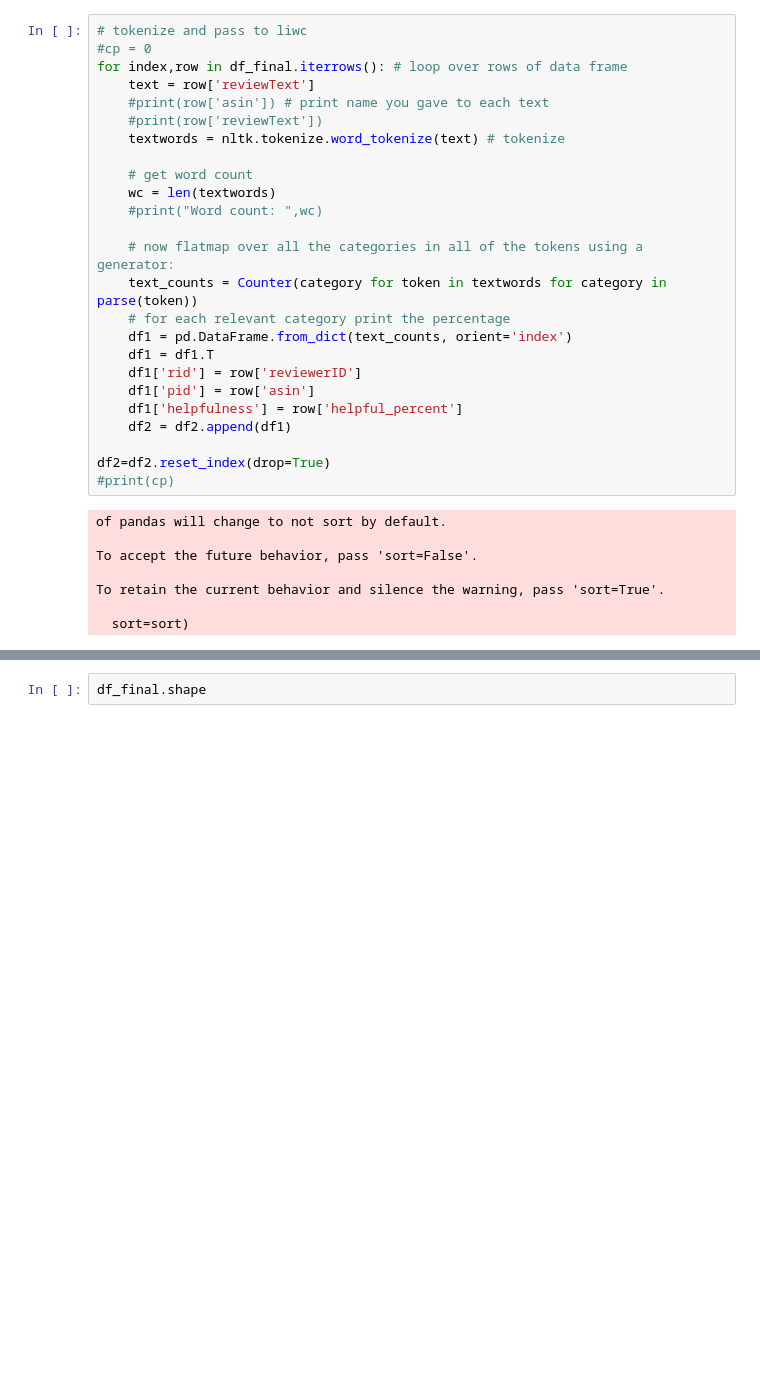
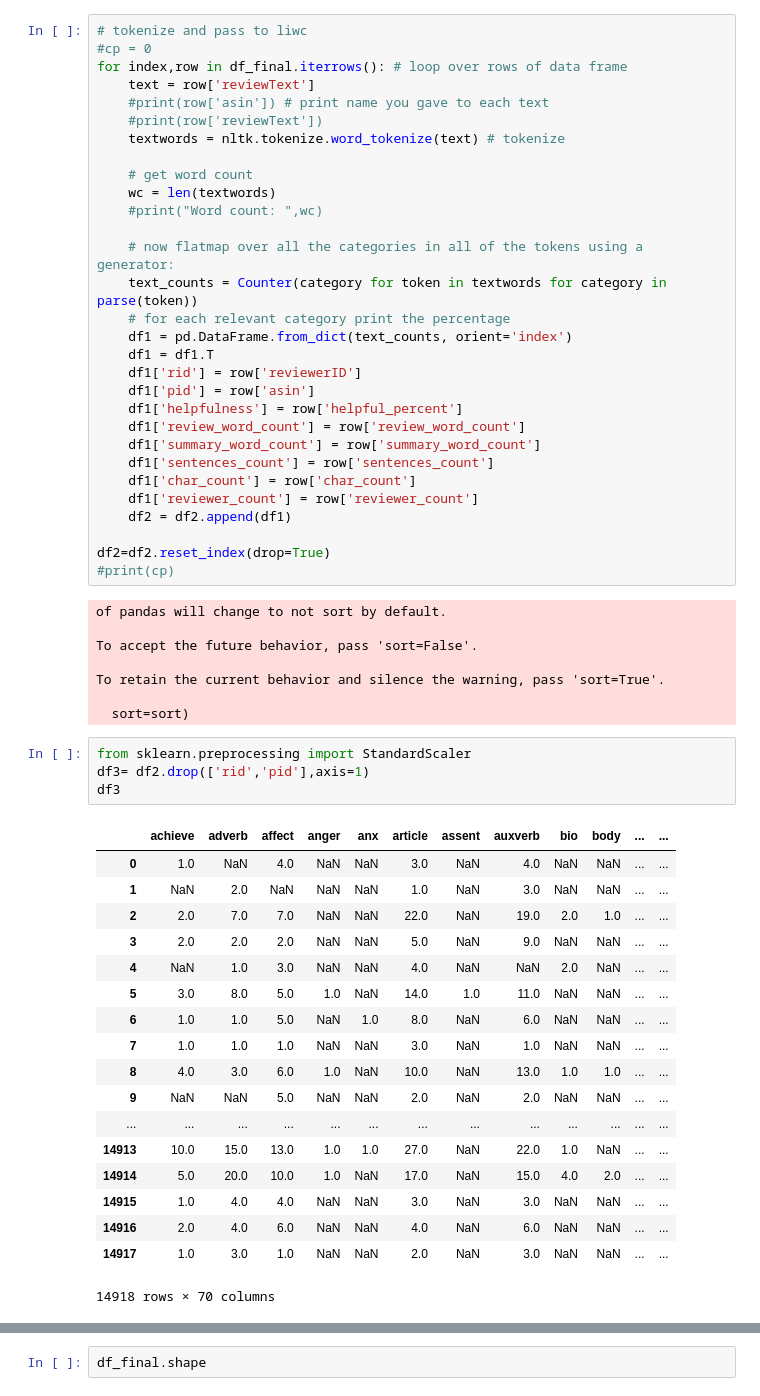
Before and after one commit to shrutih17/AmazonReviews, a Jupyter notebook: Project741.ipynb, the cells around one changed output, grey strips where cells are left out. Cells and saved outputs as stored; diff of their text form; blank space fills up the shorter version.

```diff
--- a/Project741.ipynb
+++ b/Project741.ipynb
@@ -301,6 +322,11 @@ for index,row in df_final.iterrows(): # loop over rows of data frame
     df1['rid'] = row['reviewerID']
     df1['pid'] = row['asin']
     df1['helpfulness'] = row['helpful_percent']
+    df1['review_word_count'] = row['review_word_count']
+    df1['summary_word_count'] = row['summary_word_count']
+    df1['sentences_count'] = row['sentences_count']
+    df1['char_count'] = row['char_count']
+    df1['reviewer_count'] = row['reviewer_count']
     df2 = df2.append(df1)
 
 df2=df2.reset_index(drop=True)
@@ -313,3 +339,26 @@ To accept the future behavior, pass 'sort=False'.
 To retain the current behavior and silence the warning, pass 'sort=True'.
 
   sort=sort)
+# %%
+from sklearn.preprocessing import StandardScaler
+df3= df2.drop(['rid','pid'],axis=1)
+df3
+# %% [output]
+|  | achieve | adverb | affect | anger | anx | article | assent | auxverb | bio | body | ... | ... |
+| 0 | 1.0 | NaN | 4.0 | NaN | NaN | 3.0 | NaN | 4.0 | NaN | NaN | ... | ... |
+| 1 | NaN | 2.0 | NaN | NaN | NaN | 1.0 | NaN | 3.0 | NaN | NaN | ... | ... |
+| 2 | 2.0 | 7.0 | 7.0 | NaN | NaN | 22.0 | NaN | 19.0 | 2.0 | 1.0 | ... | ... |
+| 3 | 2.0 | 2.0 | 2.0 | NaN | NaN | 5.0 | NaN | 9.0 | NaN | NaN | ... | ... |
+| 4 | NaN | 1.0 | 3.0 | NaN | NaN | 4.0 | NaN | NaN | 2.0 | NaN | ... | ... |
+| 5 | 3.0 | 8.0 | 5.0 | 1.0 | NaN | 14.0 | 1.0 | 11.0 | NaN | NaN | ... | ... |
+| 6 | 1.0 | 1.0 | 5.0 | NaN | 1.0 | 8.0 | NaN | 6.0 | NaN | NaN | ... | ... |
+| 7 | 1.0 | 1.0 | 1.0 | NaN | NaN | 3.0 | NaN | 1.0 | NaN | NaN | ... | ... |
+| 8 | 4.0 | 3.0 | 6.0 | 1.0 | NaN | 10.0 | NaN | 13.0 | 1.0 | 1.0 | ... | ... |
+| 9 | NaN | NaN | 5.0 | NaN | NaN | 2.0 | NaN | 2.0 | NaN | NaN | ... | ... |
+| ... | ... | ... | ... | ... | ... | ... | ... | ... | ... | ... | ... | ... |
+| 14913 | 10.0 | 15.0 | 13.0 | 1.0 | 1.0 | 27.0 | NaN | 22.0 | 1.0 | NaN | ... | ... |
+| 14914 | 5.0 | 20.0 | 10.0 | 1.0 | NaN | 17.0 | NaN | 15.0 | 4.0 | 2.0 | ... | ... |
+| 14915 | 1.0 | 4.0 | 4.0 | NaN | NaN | 3.0 | NaN | 3.0 | NaN | NaN | ... | ... |
+| 14916 | 2.0 | 4.0 | 6.0 | NaN | NaN | 4.0 | NaN | 6.0 | NaN | NaN | ... | ... |
+| 14917 | 1.0 | 3.0 | 1.0 | NaN | NaN | 2.0 | NaN | 3.0 | NaN | NaN | ... | ... |
+14918 rows × 70 columns
```
Also changed, not shown: parts of 26 cells of this notebook.
